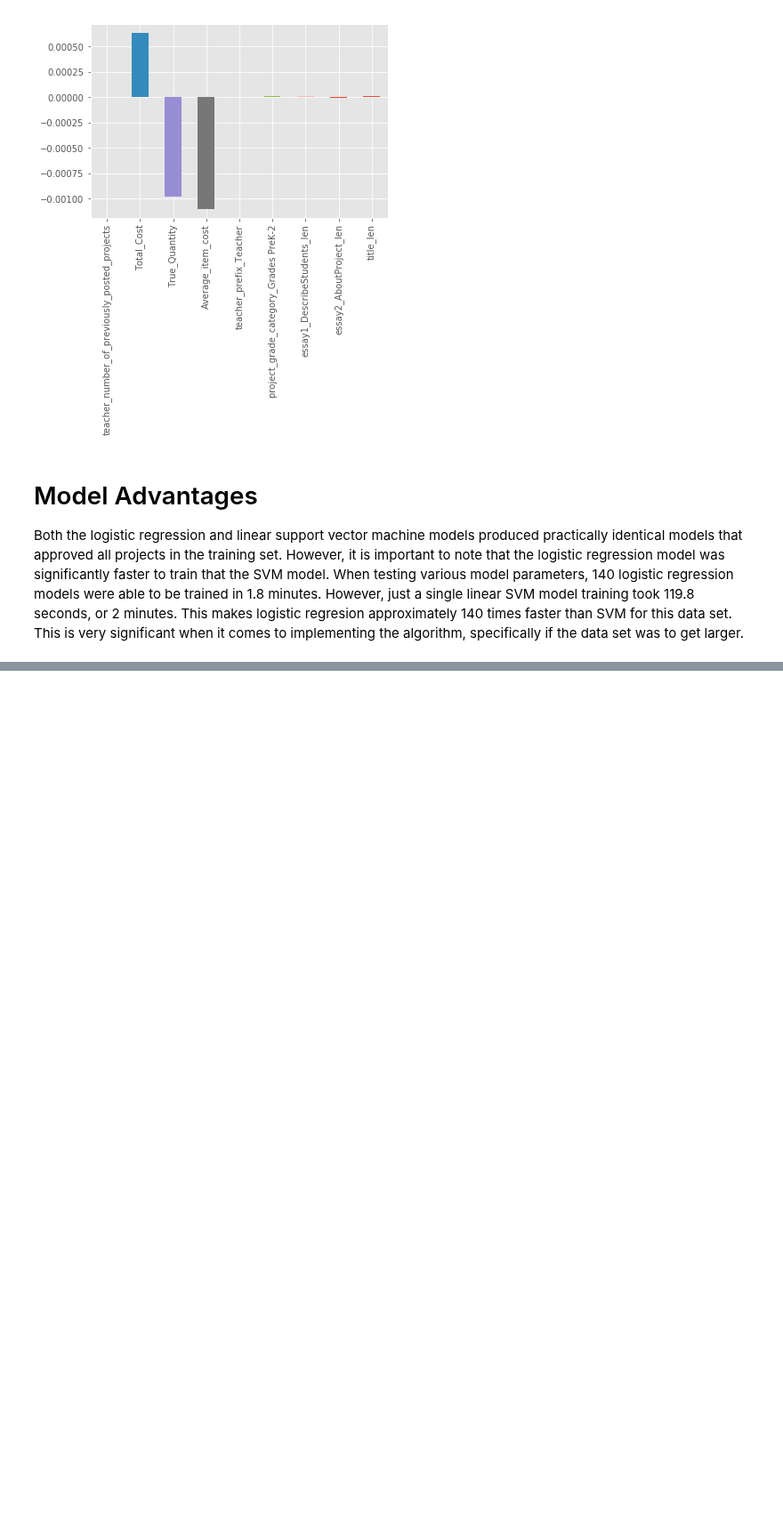
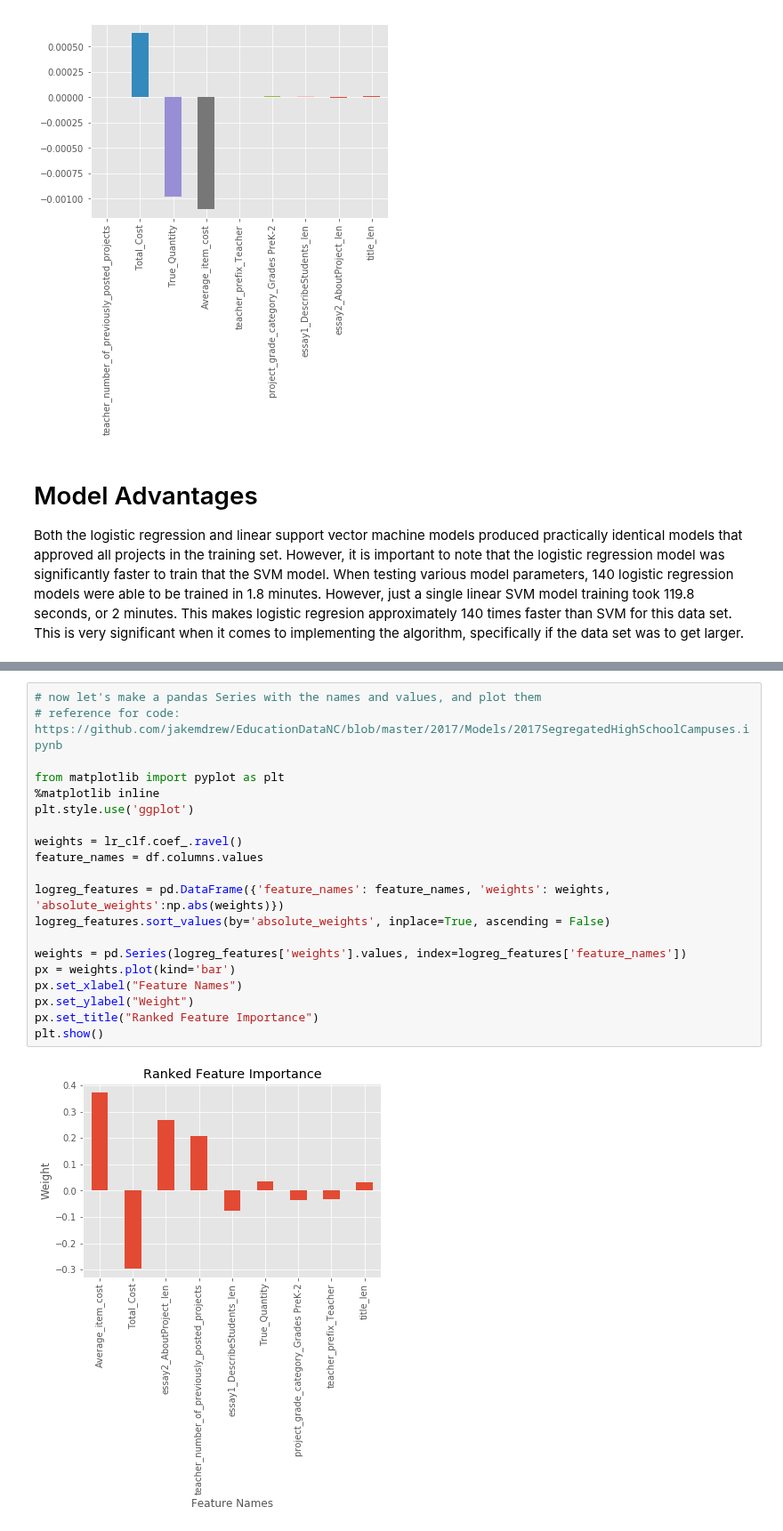
Before and after one commit to davestroud/DataMining_SMU, a Jupyter notebook: MiniLabv1-BestParameters-NLTK2-withMarkUps.ipynb, the cells around one changed output, grey strips where cells are left out. Shown at 89% size. Saved outputs shown, nothing was run; the diff lists cells and outputs as text; blank space fills up the shorter version.

Commit message:
Added Interpret Feature Importance Section
Added Interpret Feature Importance section

```diff
--- a/MiniLabv1-BestParameters-NLTK2-withMarkUps.ipynb
+++ b/MiniLabv1-BestParameters-NLTK2-withMarkUps.ipynb
@@ -728,0 +737,22 @@ Both the logistic regression and linear support vector machine models produced p
+# %%
+# now let's make a pandas Series with the names and values, and plot them
+# reference for code: https://github.com/jakemdrew/EducationDataNC/blob/master/2017/Models/2017SegregatedHighSchoolCampuses.ipynb
+
+from matplotlib import pyplot as plt
+%matplotlib inline
+plt.style.use('ggplot')
+
+weights = lr_clf.coef_.ravel()
+feature_names = df.columns.values
+
+logreg_features = pd.DataFrame({'feature_names': feature_names, 'weights': weights, 'absolute_weights':np.abs(weights)})
+logreg_features.sort_values(by='absolute_weights', inplace=True, ascending = False)
+
+weights = pd.Series(logreg_features['weights'].values, index=logreg_features['feature_names'])
+px = weights.plot(kind='bar')
+px.set_xlabel("Feature Names")
+px.set_ylabel("Weight")
+px.set_title("Ranked Feature Importance")
+plt.show()
+# %% [output]
+[figure, added]
```
Also changed, not shown: parts of 13 cells of this notebook.
